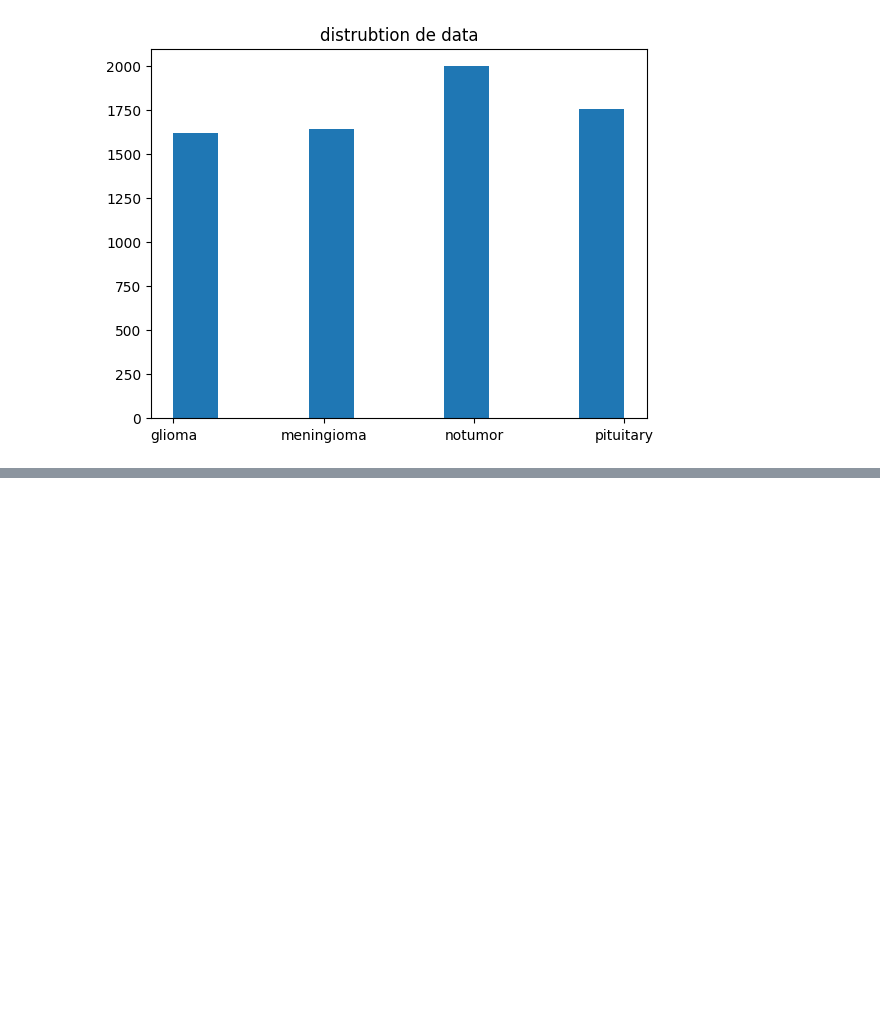
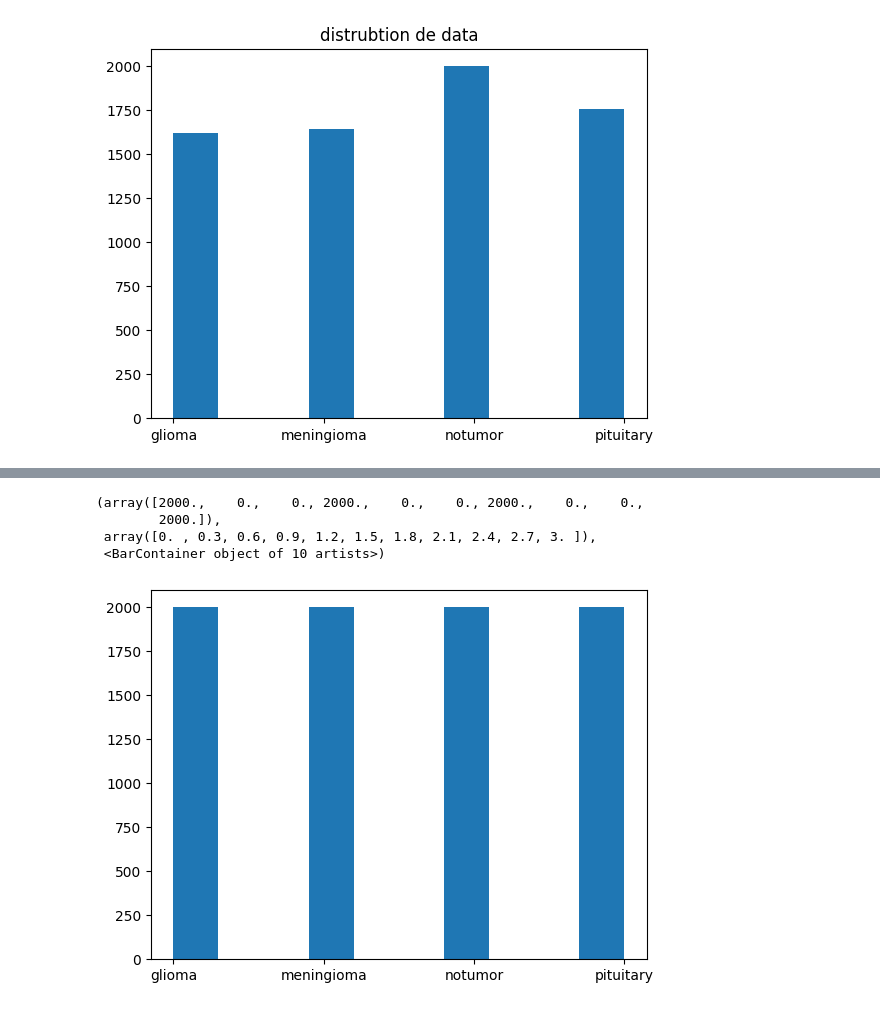
Before and after one commit to YounessBoumeshouli/BrainScan, a Jupyter notebook: main.ipynb, the cells around one changed output, grey strips where cells are left out. Saved outputs shown, nothing was run; the diff lists cells and outputs as text; code cells hidden in the pictures; blank space fills up the shorter version.

Commit message:
BRAIN-10 Visualiser la distribution des classes et appliquer un rééquilibrage si nécessaire.

```diff
--- a/main.ipynb
+++ b/main.ipynb
@@ -144,0 +147,39 @@ plt.hist(Labels)
+# %%
+import numpy
+import random
+lbls,counts = numpy.unique(Labels, return_counts=True)
+info =dict(zip(lbls, counts))
+info_clean = {str(k): int(v) for k, v in info.items()}
+INDEX_BEFORE_ADD_IMAGES = len(Labels)
+EquilibredImages = np.array([])
+EquilibredLabels = np.array([])
+def ImagesEquilibre (ELabels,EImages,index):
+
+    if index < INDEX_BEFORE_ADD_IMAGES:
+        lbl = Labels[index]
+        print(lbl)
+        count = info_clean[lbl]
+        newImages = []
+        newLibales = []
+        if count < 2000 :
+            number_of_copy = 2000 - count
+            print(number_of_copy)
+            for i in range (0 , number_of_copy):
+                index_of_filter = random.randint(0,1)
+                filters = [cv2.medianBlur(Images[i], 5),cv2.flip(Images[i],1)]
+
+                median_blurred = filters[index_of_filter]
+                newImages.append(median_blurred)
+                newLibales.append(lbl)
+        NewImgs = np.array(newImages)
+        NewLbs = np.array(newLibales)
+        EImages = np.append(EImages , NewImgs)
+        ELabels = np.append(ELabels,NewLbs)
+        index = index +  count
+        print("newLibales  :",len(newLibales))
+        print("EquilibreLabel  :",len(ELabels))
+        return ImagesEquilibre(ELabels,EImages,index)
+    return np.array(ELabels) , np.array(EImages)
+
+nLabels , nImages = ImagesEquilibre(Labels , Images , 0)
+print("labels are :",len(nLabels))
@@ -144,0 +203,8 @@ plt.hist(Labels)
+# %%
+plt.hist(nLabels)
+# %% [output]
+(array([2000.,    0.,    0., 2000.,    0.,    0., 2000.,    0.,    0.,
+        2000.]),
+ array([0. , 0.3, 0.6, 0.9, 1.2, 1.5, 1.8, 2.1, 2.4, 2.7, 3. ]),
+ <BarContainer object of 10 artists>)
+[figure, added]
```
Also changed, not shown: parts of 2 cells of this notebook.
